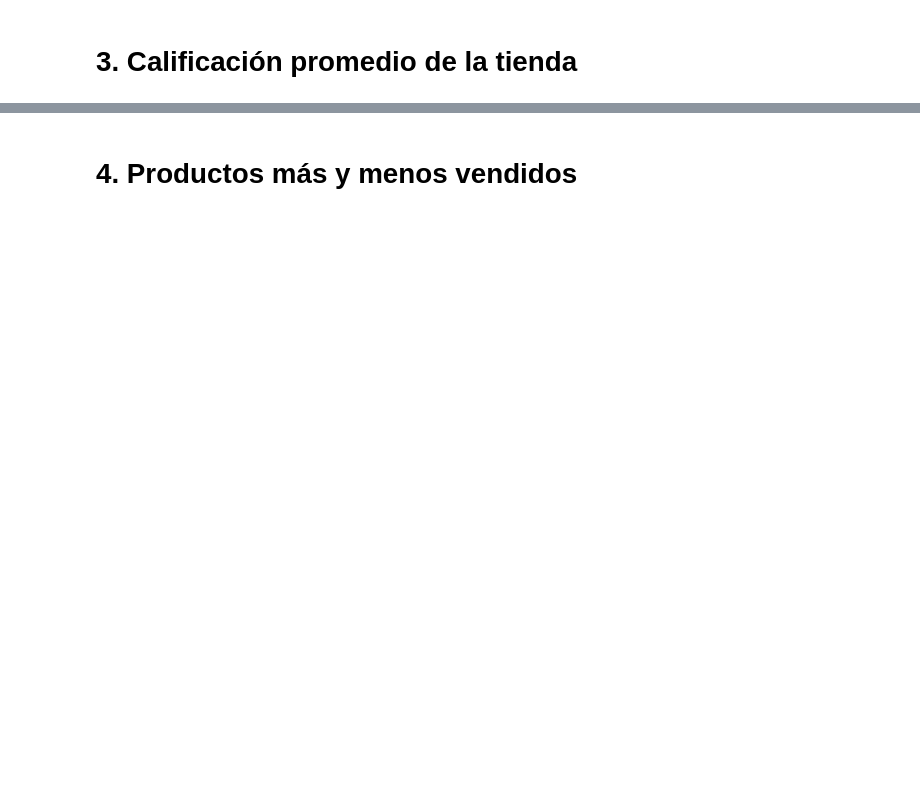
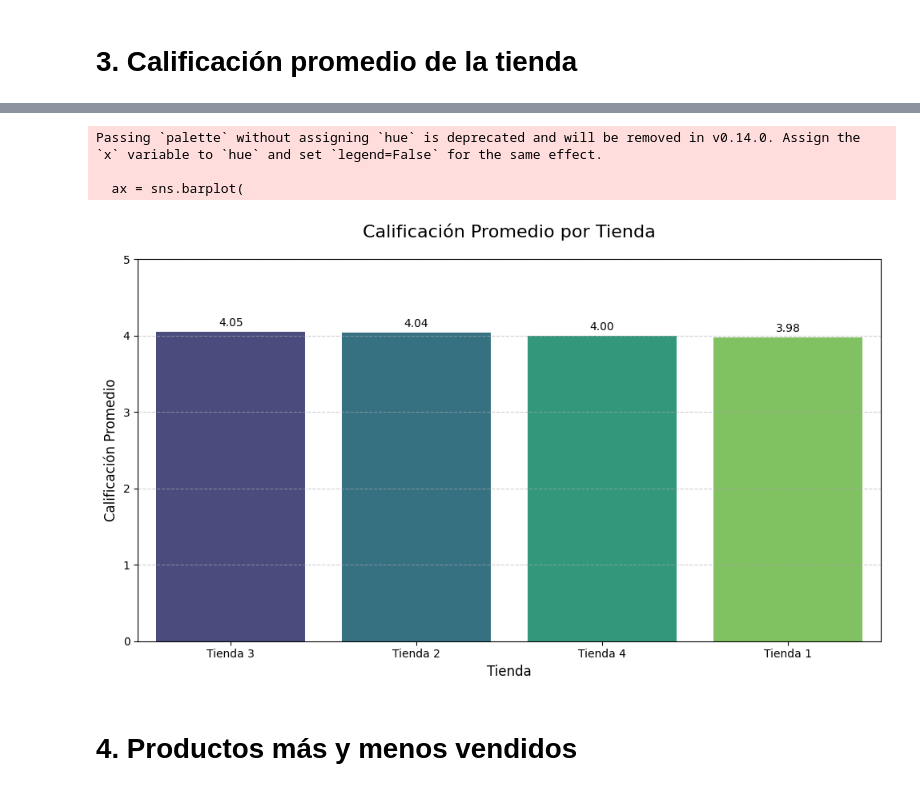
Before and after one commit to RodrigoMunoz-dev/Challenge-Alura-Store, a Jupyter notebook: AluraStoreLatam.ipynb, the cells around one changed output, grey strips where cells are left out. Drawn from its saved outputs; the diff is of its cells as text; code cells hidden in the pictures; blank space fills up the shorter version.

```diff
--- a/AluraStoreLatam.ipynb
+++ b/AluraStoreLatam.ipynb
@@ -156,4 +143,13 @@ plt.show()
 # %% [markdown]
 # 3. Calificación promedio de la tienda
+# %%
+# Agregamos una columna para identificar la tienda en cada DataFrame
+tienda1['Tienda'] = 'Tienda 1'
+tienda2['Tienda'] = 'Tienda 2'
+tienda3['Tienda'] = 'Tienda 3'
+tienda4['Tienda'] = 'Tienda 4'
+
+# Unimos todo en un solo DataFrame
+datos = pd.concat([tienda1, tienda2, tienda3, tienda4])
 # %%
 # 1) Calcular calificación promedio por tienda
@@ -172,2 +172,37 @@ display(calificacion_media)
+# %%
+import matplotlib.pyplot as plt
+import seaborn as sns
+
+# Aseguramos orden descendente por calificación
+calificacion_media = calificacion_media.sort_values('Calificación', ascending=False)
+
+plt.figure(figsize=(10, 6))
+
+# Gráfico de barras con estilo similar
+ax = sns.barplot(
+    data=calificacion_media,
+    x='Tienda',
+    y='Calificación',
+    palette='viridis'
+)
+
+plt.title('Calificación Promedio por Tienda', fontsize=16, pad=20)
+plt.xlabel('Tienda', fontsize=12)
+plt.ylabel('Calificación Promedio', fontsize=12)
+plt.ylim(0, 5)  # escala de 0 a 5 para reflejar sistema de calificación
+
+# Agregar etiquetas de valor sobre las barras
+for container in ax.containers:
+    ax.bar_label(container, fmt='%.2f', fontsize=10, padding=3)
+
+# Fondo y rejilla similares al otro gráfico
+plt.grid(axis='y', linestyle='--', alpha=0.6)
+plt.tight_layout()
+plt.show()
+# %% [output]
+Passing `palette` without assigning `hue` is deprecated and will be removed in v0.14.0. Assign the `x` variable to `hue` and set `legend=False` for the same effect.
+
+  ax = sns.barplot(
+[figure, added]
 # %% [markdown]
 # 4. Productos más y menos vendidos
```
Also changed, not shown: parts of 9 cells of this notebook.
